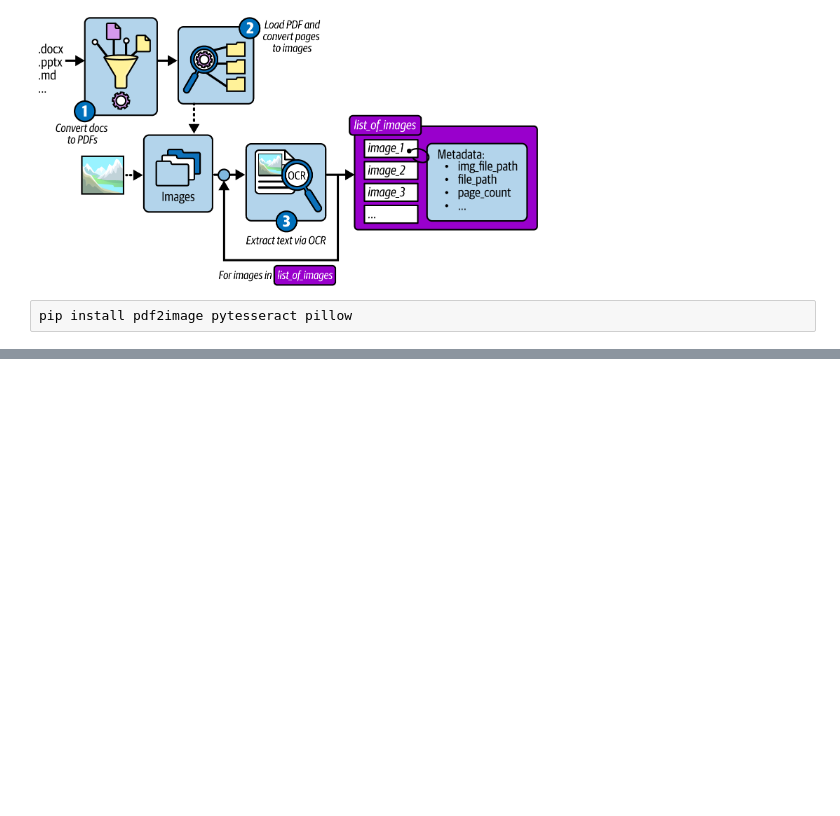
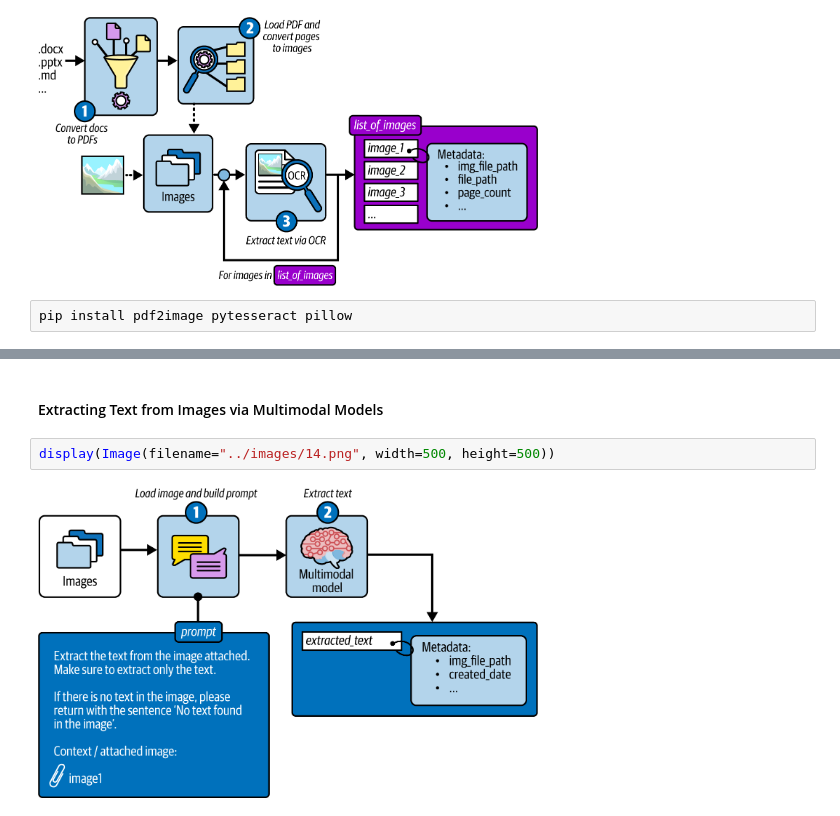
Before and after one commit to Pooja-AI/RAG-Experiments, a Jupyter notebook: data_pipeline/Loading Data.ipynb, the cells around one changed output, grey strips where cells are left out. Saved outputs shown, nothing was run; the diff lists cells and outputs as text; blank space fills up the shorter version.

```diff
--- a/data_pipeline/Loading Data.ipynb
+++ b/data_pipeline/Loading Data.ipynb
@@ -180,0 +209,6 @@ pip install pdf2image pytesseract pillow
+# %% [markdown]
+#### Extracting Text from Images via Multimodal Models
+# %%
+display(Image(filename="../images/14.png", width=500, height=500))
+# %% [output]
+[figure, added]
```
Also changed, not shown: parts of 3 cells of this notebook, 1 other file.
